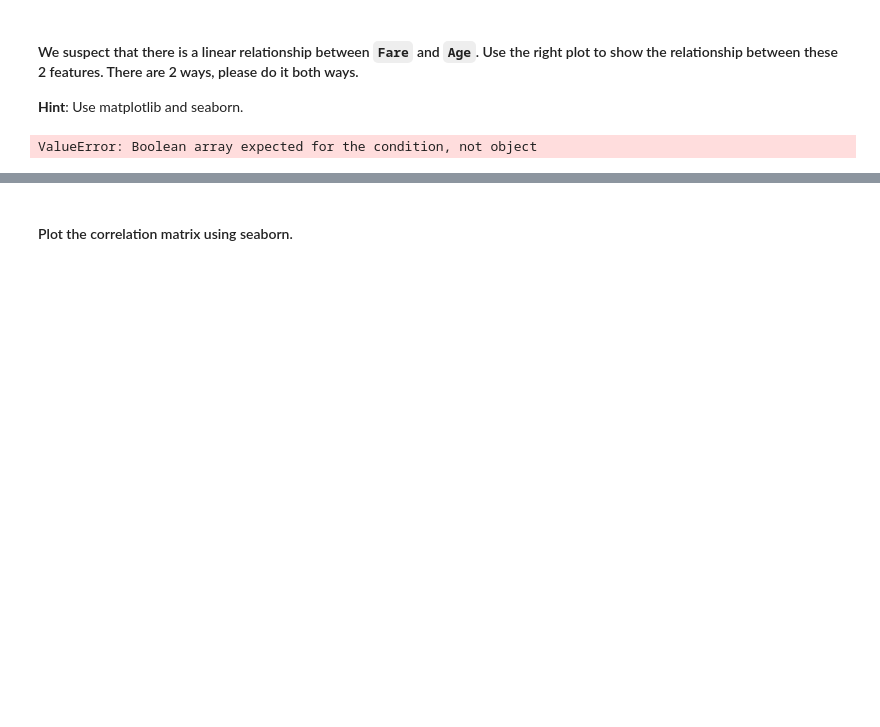
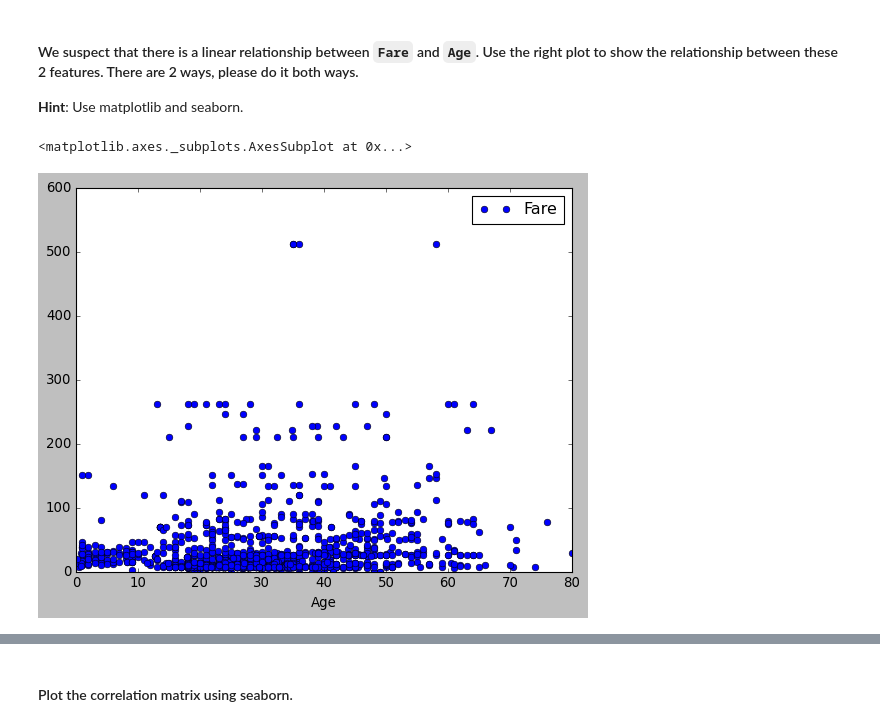
Before and after one commit to Adonis232/dataptmad0420, a Jupyter notebook: module-2/matplotlib-seaborn/your-code/main.ipynb, the cells around one changed output, grey strips where cells are left out. Cells and saved outputs as stored; diff of their text form; code cells hidden in the pictures; blank space fills up the shorter version.

```diff
--- a/module-2/matplotlib-seaborn/your-code/main.ipynb
+++ b/module-2/matplotlib-seaborn/your-code/main.ipynb
@@ -411,17 +414,12 @@ that I chose to do this in a violin plot, thats the most
 # %%
 # Method 1 - matplotlib
 # your code here
-fig,ax1 = plt.subplots()
+titanic.plot(x='Age',y='Fare',style='o')
 
-
-y = titanic['Age']
-x = titanic['Fare']
-
-
-plt.plot
-titanic.plot('Age', y=titanic[['Age','Fare']])
+#missing the relational line
 # %% [output]
-ValueError: Boolean array expected for the condition, not object
+<matplotlib.axes._subplots.AxesSubplot at 0x...>
+[figure, added]
 # %%
 # Method 2 - seaborn
 # your code here
```
Also changed, not shown: parts of 6 cells of this notebook.
